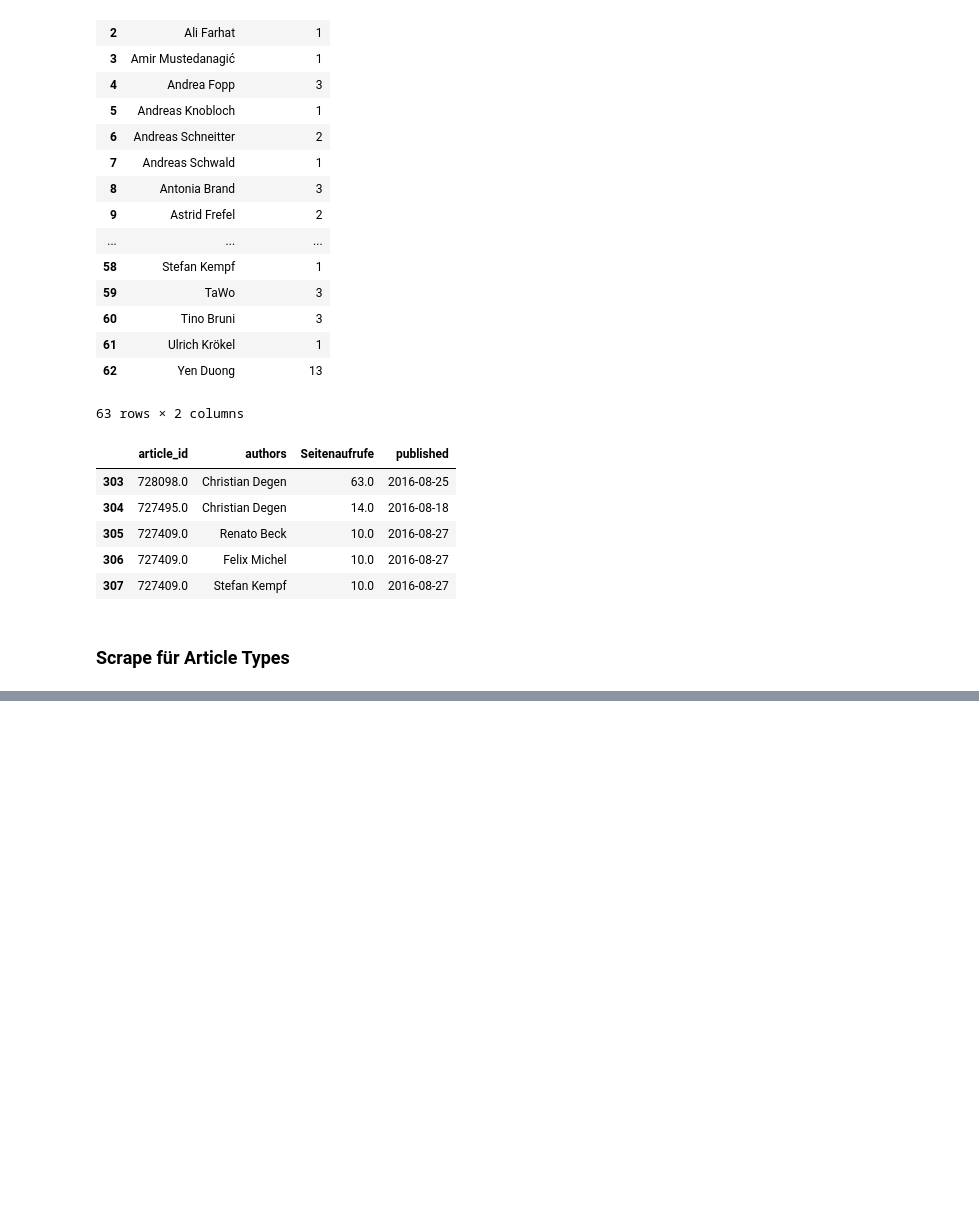
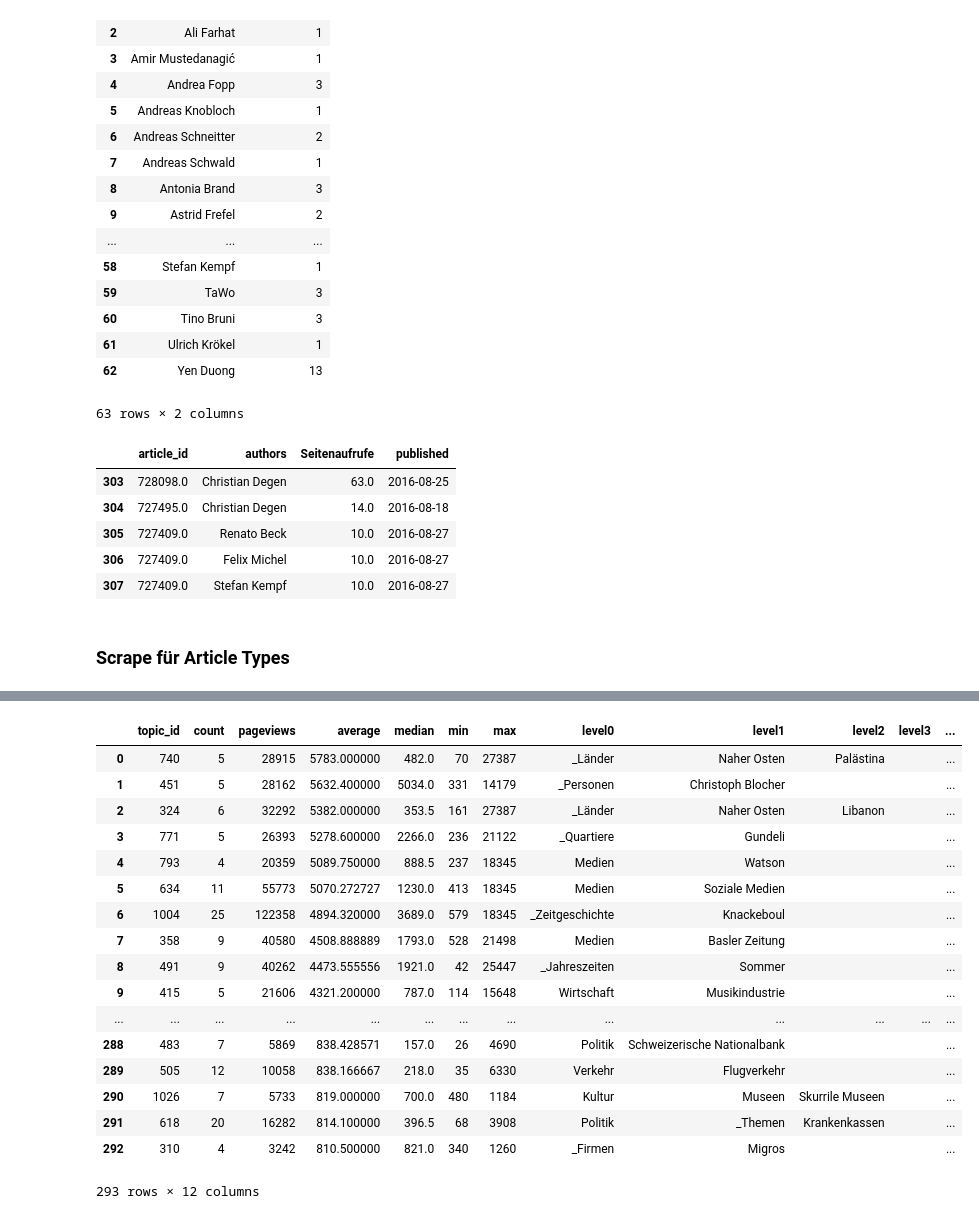
Before and after one commit to TagesWoche/analytics, a Jupyter notebook: Analytics_API_scrape.ipynb, the cells around one changed output, grey strips where cells are left out. Saved outputs shown, nothing was run; the diff lists cells and outputs as text; code cells hidden in the pictures; blank space fills up the shorter version.

```diff
--- a/Analytics_API_scrape.ipynb
+++ b/Analytics_API_scrape.ipynb
@@ -449,0 +778,8 @@ all_type_counts.to_csv('type_count.csv')
+# %%
+topics_count_pageviews_median_min = topics_count_pageviews_median.merge(min_topics,
+                                                                        left_on='topic_id', right_on='topic_id')
+
+topics_count_pageviews_median_min_max = topics_count_pageviews_median_min.merge(max_topics,
+                                                                        left_on='topic_id', right_on='topic_id')
+
+topics_count_pageviews_median_min_max.head()
@@ -449,0 +793,5 @@ all_type_counts.to_csv('type_count.csv')
+# %%
+topics_export = topics_count_pageviews_median_min_max.merge(topics, left_on='topic_id', right_on='topic_id')
+topics_export.to_csv('topics_export_2016.csv')
+
+topics_export.head()
@@ -449,0 +829,12 @@ all_type_counts.to_csv('type_count.csv')
+# %%
+topic_count_top400 = topics_export.sort_values('count', ascending=False)
+
+topic_count_top400 = topic_count_top400.head(400)
+
+topic_count_top400 = topic_count_top400[['topic_id']]
+# %%
+topic_average_top400 = topics_export.sort_values('average', ascending=False)
+
+topic_average_top400 = topic_average_top400.head(400)
+
+topic_average_top400.head()
@@ -449,0 +848,22 @@ all_type_counts.to_csv('type_count.csv')
+# %%
+topics_selection = topic_average_top400.merge(topic_count_top400, left_on='topic_id', right_on='topic_id')
+topics_selection
+# %% [output]
+|  | topic_id | count | pageviews | average | median | min | max | level0 | level1 | level2 | level3 | ... |
+| 0 | 740 | 5 | 28915 | 5783.000000 | 482.0 | 70 | 27387 | _Länder | Naher Osten | Palästina |  | ... |
+| 1 | 451 | 5 | 28162 | 5632.400000 | 5034.0 | 331 | 14179 | _Personen | Christoph Blocher |  |  | ... |
+| 2 | 324 | 6 | 32292 | 5382.000000 | 353.5 | 161 | 27387 | _Länder | Naher Osten | Libanon |  | ... |
+| 3 | 771 | 5 | 26393 | 5278.600000 | 2266.0 | 236 | 21122 | _Quartiere | Gundeli |  |  | ... |
+| 4 | 793 | 4 | 20359 | 5089.750000 | 888.5 | 237 | 18345 | Medien | Watson |  |  | ... |
+| 5 | 634 | 11 | 55773 | 5070.272727 | 1230.0 | 413 | 18345 | Medien | Soziale Medien |  |  | ... |
+| 6 | 1004 | 25 | 122358 | 4894.320000 | 3689.0 | 579 | 18345 | _Zeitgeschichte | Knackeboul |  |  | ... |
+| 7 | 358 | 9 | 40580 | 4508.888889 | 1793.0 | 528 | 21498 | Medien | Basler Zeitung |  |  | ... |
+| 8 | 491 | 9 | 40262 | 4473.555556 | 1921.0 | 42 | 25447 | _Jahreszeiten | Sommer |  |  | ... |
+| 9 | 415 | 5 | 21606 | 4321.200000 | 787.0 | 114 | 15648 | Wirtschaft | Musikindustrie |  |  | ... |
+| ... | ... | ... | ... | ... | ... | ... | ... | ... | ... | ... | ... | ... |
+| 288 | 483 | 7 | 5869 | 838.428571 | 157.0 | 26 | 4690 | Politik | Schweizerische Nationalbank |  |  | ... |
+| 289 | 505 | 12 | 10058 | 838.166667 | 218.0 | 35 | 6330 | Verkehr | Flugverkehr |  |  | ... |
+| 290 | 1026 | 7 | 5733 | 819.000000 | 700.0 | 480 | 1184 | Kultur | Museen | Skurrile Museen |  | ... |
+| 291 | 618 | 20 | 16282 | 814.100000 | 396.5 | 68 | 3908 | Politik | _Themen | Krankenkassen |  | ... |
+| 292 | 310 | 4 | 3242 | 810.500000 | 821.0 | 340 | 1260 | _Firmen | Migros |  |  | ... |
+293 rows × 12 columns
```
Also changed, not shown: parts of 41 cells of this notebook, 23 other files.
